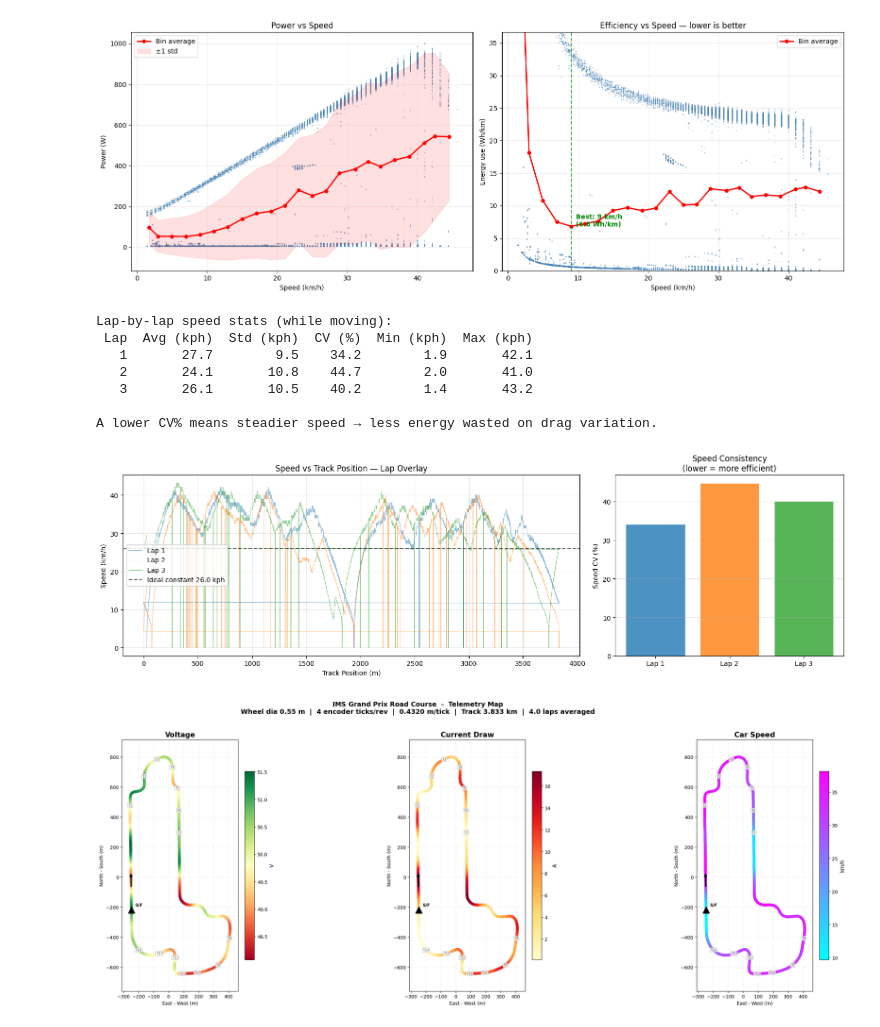
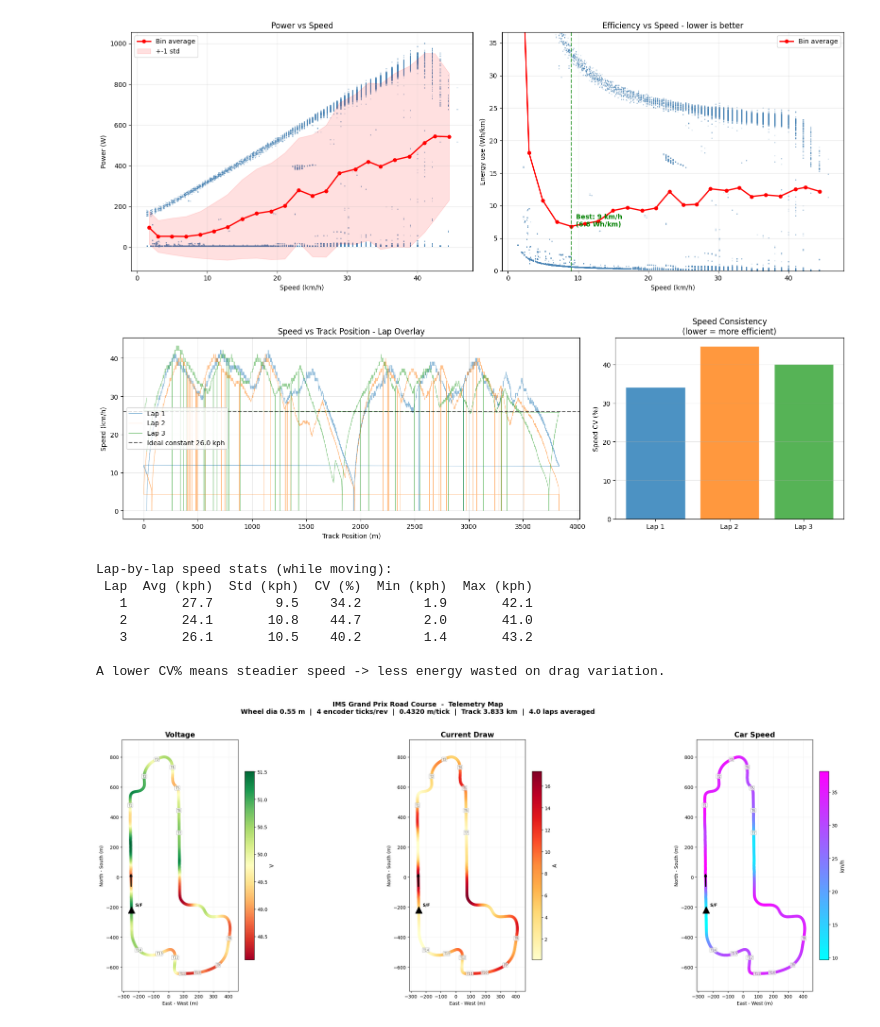
Before and after one commit to KalebACC/UOSM-CleanTelemProcess, a Jupyter notebook: Plotting.ipynb, the cells around one changed output. Cells and saved outputs as stored; diff of their text form; code cells hidden in the pictures.

```diff
--- a/Plotting.ipynb
+++ b/Plotting.ipynb
@@ -284,73 +151,14 @@ plt.show()
 # %% [output]
 [figure]
 # %%
-# ── Speed Variance per Lap ──
-df['Lap'] = (df['Distance_m'] / TRACK_LEN).astype(int)
-completed_laps = [l for l in df['Lap'].unique() if l < df['Lap'].max()]  # exclude partial last lap
-
-fig, axes = plt.subplots(1, 2, figsize=(16, 5), gridspec_kw={'width_ratios': [2, 1]})
-
-# Left — speed vs track position, one trace per lap
-ax = axes[0]
-colors = plt.cm.tab10.colors
-stats_rows = []
-
-for j, lap_num in enumerate(completed_laps):
-    lap_df = df[df['Lap'] == lap_num]
-    pos = lap_df['TrackPos']
-    spd = lap_df['Speed_kph']
-    c = colors[j % len(colors)]
-    ax.plot(pos, spd, alpha=0.5, linewidth=0.8, color=c, label=f'Lap {lap_num + 1}')
-
-    # Compute stats for this lap
-    moving = spd[spd > 1]
-    stats_rows.append({
-        'Lap': lap_num + 1,
-        'Avg (kph)': moving.mean(),
-        'Std (kph)': moving.std(),
-        'CV (%)': moving.std() / moving.mean() * 100 if moving.mean() > 0 else 0,
-        'Min (kph)': moving.min() if len(moving) > 0 else 0,
-        'Max (kph)': moving.max() if len(moving) > 0 else 0,
-    })
-
-# Ideal constant-speed reference
-if stats_rows:
-    avg_all = np.mean([r['Avg (kph)'] for r in stats_rows])
-    ax.axhline(avg_all, color='black', linestyle='--', linewidth=1.5,
-               alpha=0.6, label=f'Ideal constant {avg_all:.1f} kph')
-
-ax.set_xlabel('Track Position (m)')
-ax.set_ylabel('Speed (km/h)')
-ax.set_title('Speed vs Track Position — Lap Overlay')
-ax.legend()
-ax.grid(True, alpha=0.3)
-
-# Right — bar chart of coefficient of variation per lap
-ax2 = axes[1]
-if stats_rows:
-    lap_labels = [f'Lap {r["Lap"]}' for r in stats_rows]
-    cvs = [r['CV (%)'] for r in stats_rows]
-    bar_colors = [colors[j % len(colors)] for j in range(len(stats_rows))]
-    bars = ax2.bar(lap_labels, cvs, color=bar_colors, alpha=0.8, edgecolor='white')
-    ax2.set_ylabel('Speed CV (%)')
-    ax2.set_title('Speed Consistency\n(lower = more efficient)')
-    ax2.grid(True, alpha=0.3, axis='y')
-
-    # Print stats table
-    stats_df = pd.DataFrame(stats_rows).round(1)
-    print("Lap-by-lap speed stats (while moving):")
-    print(stats_df.to_string(index=False))
-    print(f"\nA lower CV% means steadier speed → less energy wasted on drag variation.")
-
-plt.tight_layout()
-plt.show()
+lap_stats = ea.plot_speed_variance_per_lap(df=df, track_len_m=TRACK_LEN)
 # %% [output]
+[figure]
 Lap-by-lap speed stats (while moving):
  Lap  Avg (kph)  Std (kph)  CV (%)  Min (kph)  Max (kph)
    1       27.7        9.5    34.2        1.9       42.1
    2       24.1       10.8    44.7        2.0       41.0
    3       26.1       10.5    40.2        1.4       43.2
 
-A lower CV% means steadier speed → less energy wasted on drag variation.
+A lower CV% means steadier speed -> less energy wasted on drag variation.
-[figure]
 # %%
```
Also changed, not shown: parts of 8 cells of this notebook, 7 other files.
